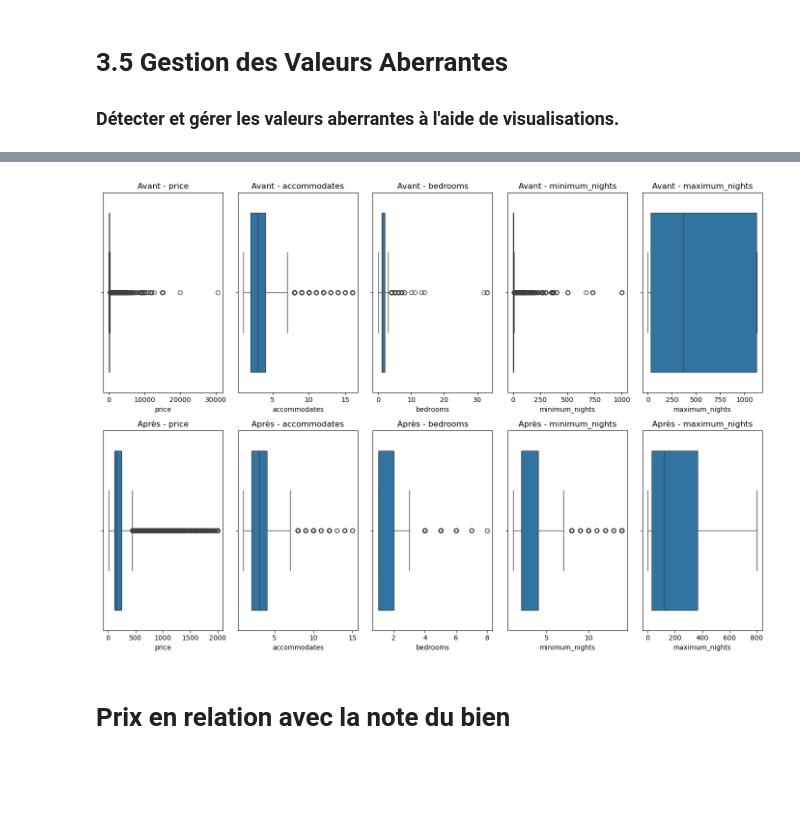
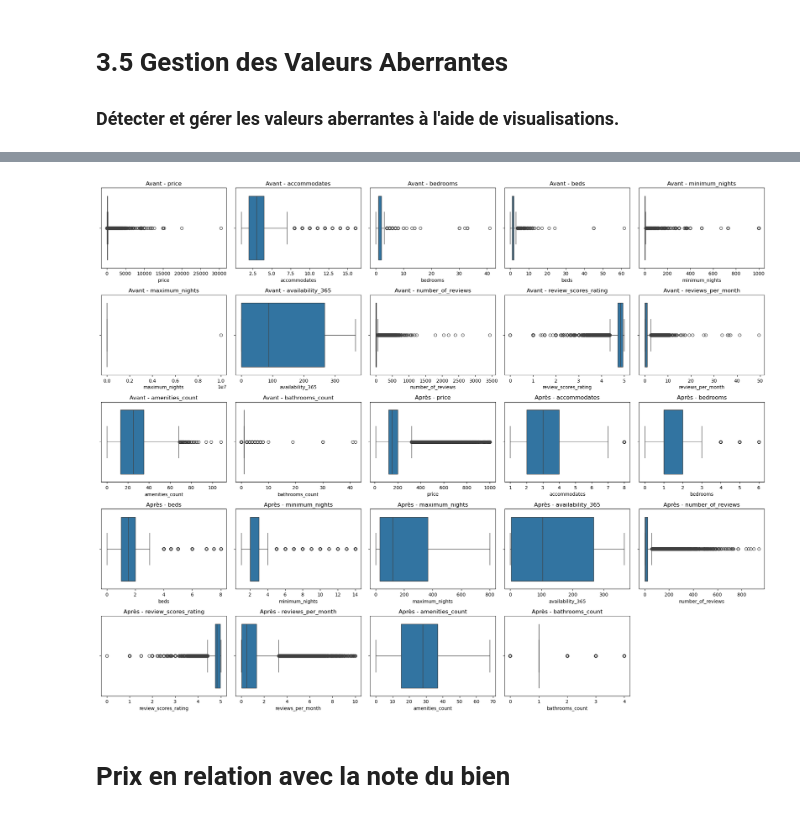
Before and after one commit to TheoPERSONNE/ProjetAirBNB, a Jupyter notebook: AirBnBDataSet.ipynb, the cells around one changed output, grey strips where cells are left out. Drawn from its saved outputs; the diff is of its cells as text; code cells hidden in the pictures; blank space fills up the shorter version.

```diff
--- a/AirBnBDataSet.ipynb
+++ b/AirBnBDataSet.ipynb
@@ -41,7 +43,7 @@ import re
 ### Charger le fichier CSV et effectuer une première exploration du dataset.
 # %%
 # TODO: Remplacer le chemin par le chemin de votre fichier CSV si nécessaire
-file_path = 'listings.csv'
+file_path = 'listings.csv.gz'
 df = pd.read_csv(file_path)
 
 # Affichage des premières lignes du dataset
@@ -263,4 +262,0 @@ memory usage: 7.1+ MB
-# %%
-# SUPPRESSION DES COLONNES INUTILES
-df_cleaned = df_cleaned.drop(columns=['bathrooms_text','room_type','neighbourhood_cleansed'])
-df_cleaned.info()
@@ -286,36 +264,64 @@ memory usage: 5.7 MB
 # 3.5 Gestion des Valeurs Aberrantes
 ### Détecter et gérer les valeurs aberrantes à l'aide de visualisations.
 # %%
-colonnes_pertinentes = ['price', 'accommodates', 'bedrooms', 'minimum_nights', 'maximum_nights']
+# Liste des colonnes pertinentes
+colonnes_pertinentes = [
+    'price', 'accommodates', 'bedrooms', 'beds', 'minimum_nights', 'maximum_nights',
+    'availability_365', 'number_of_reviews', 'review_scores_rating', 'reviews_per_month',
+    'amenities_count', 'bathrooms_count'
+]
 
 def remove_outliers_iqr(df, columns):
     outliers = pd.DataFrame()
     outliers_rows = []  # Liste pour stocker les indices des lignes contenant des outliers
 
     for col in columns:
-
         Q1 = df[col].quantile(0.25)
         Q3 = df[col].quantile(0.75)
         IQR = Q3 - Q1
 
-        lower_bound = max(Q1 - 1.5 * IQR, 1)  # Empêche les valeurs négatives
-        upper_bound = Q3 + 3 * IQR
+        lower_bound = max(Q1 - 1.5 * IQR, 0)  # Empêche les valeurs négatives
+        upper_bound = Q3 + 1.5 * IQR
 
+        # Conditions spécifiques pour chaque colonne
         if col == 'price':
-            upper_bound = max(upper_bound, 2000)
+            upper_bound = max(upper_bound, 1000)
+            lower_bound = min(lower_bound, 10)
         elif col == 'bedrooms':
-            upper_bound = max(upper_bound, 10)
+            upper_bound = max(upper_bound, 6)  # Limite max pour bedrooms
         elif col == 'accommodates':
-            upper_bound = max(upper_bound, 15)
+            upper_bound = max(upper_bound, 8)  # Limite max pour accommodates
+        elif col == 'beds':
+            upper_bound = max(upper_bound, 8)  # Limite max pour beds
         elif col == 'minimum_nights':
-            upper_bound = max(upper_bound, 14)
+            upper_bound = max(upper_bound, 14)  # Limite max pour minimum_nights
+            lower_bound = max(lower_bound, 1)  # Limite min pour minimum_nights
         elif col == 'maximum_nights':
-            upper_bound = min(upper_bound, 830)
+            upper_bound = min(upper_bound, 800)  # Limite max pour maximum_nights
+            lower_bound = max(lower_bound, 1)  # Limite min pour maximum_nights
+        elif col == 'availability_365':
+            upper_bound = min(upper_bound, 365)  # Limite max pour availability_365
+            lower_bound = max(lower_bound, 0)  # Limite min pour availability_365
+        elif col == 'number_of_reviews':
+            upper_bound = max(upper_bound, 1000)  # Limite max pour number_of_reviews
+            lower_bound = min(lower_bound, 0)  # Limite min pour number_of_reviews
+        elif col == 'review_scores_rating':
+            upper_bound = max(upper_bound, 5)  # Limite max pour review_scores_rating
+            lower_bound = min(lower_bound, 0)  # Limite min pour review_scores_rating
+        elif col == 'reviews_per_month':
+            upper_bound = max(upper_bound, 10)  # Limite max pour reviews_per_month
+            lower_bound = min(lower_bound, 0)  # Limite min pour reviews_per_month
+        elif col == 'bathrooms_count':
+            upper_bound = max(upper_bound, 4)  # Limite max pour bathrooms_count
+            lower_bound = min(lower_bound, 0)  # Limite min pour bathrooms_count
 
+        # Identifier les outliers
         outliers[col] = (df[col] < lower_bound) | (df[col] > upper_bound)
         outliers_rows.extend(df[outliers[col]].index)
+
         print(f"{col}: Q1={Q1}, Q3={Q3}, IQR={IQR}, lower_bound={lower_bound}, upper_bound={upper_bound}")
 
+    # Combinaison des outliers sur toutes les colonnes
     outliers_combined = outliers.any(axis=1)
     df_cleaned_no_outliers = df[~outliers_combined]
 
@@ -323,26 +329,35 @@ def remove_outliers_iqr(df, columns):
 
     return df_cleaned_no_outliers, outliers_rows
 
+# Appliquer la fonction sur le DataFrame (assurez-vous que df_cleaned est déjà chargé)
 df_cleaned_no_outliers, outliers_rows = remove_outliers_iqr(df_cleaned, colonnes_pertinentes)
-
+# Afficher la taille avant et après la suppression des outliers
 print(f"Taille avant : {df_cleaned.shape}")
 print(f"Taille après suppression des outliers : {df_cleaned_no_outliers.shape}")
 
+# Statistiques avant suppression des outliers
 print("\n📊 Statistiques avant suppression :")
-print(df_cleaned[["price", "bedrooms", 'accommodates', 'minimum_nights', "maximum_nights"]].describe())
+print(df_cleaned[colonnes_pertinentes].describe())
 
+# Statistiques après suppression des outliers
 print("\n📊 Statistiques après suppression :")
-print(df_cleaned_no_outliers[["price", "bedrooms", 'accommodates', 'minimum_nights', "maximum_nights"]].describe())
+print(df_cleaned_no_outliers[colonnes_pertinentes].describe())
 
-plt.figure(figsize=(14, 10))
+# Visualisation avec boxplot avant et après la suppression des outliers
+plt.figure(figsize=(20, 25))
 
+# Adjust the layout to 5 rows and 4 columns to accommodate 17 subplots
+rows, cols = 8, 5
+
+# Boxplots avant suppression des outliers
 for i, col in enumerate(colonnes_pertinentes, 1):
-    plt.subplot(2, 5, i)
+    plt.subplot(rows, cols, i)
     sns.boxplot(data=df_cleaned, x=col)
     plt.title(f"Avant - {col}")
 
+# Boxplots après suppression des outliers
 for i, col in enumerate(colonnes_pertinentes, 1):
-    plt.subplot(2, 5, i + 5)
+    plt.subplot(rows, cols, i + len(colonnes_pertinentes))
     sns.boxplot(data=df_cleaned_no_outliers, x=col)
     plt.title(f"Après - {col}")
 
@@ -369,4 +384,4 @@ max        800.000000
-[figure, old version]
+[figure, new version]
 # %% [markdown]
 # Prix en relation avec la note du bien
 # %%
```
Also changed, not shown: parts of 17 cells of this notebook.
